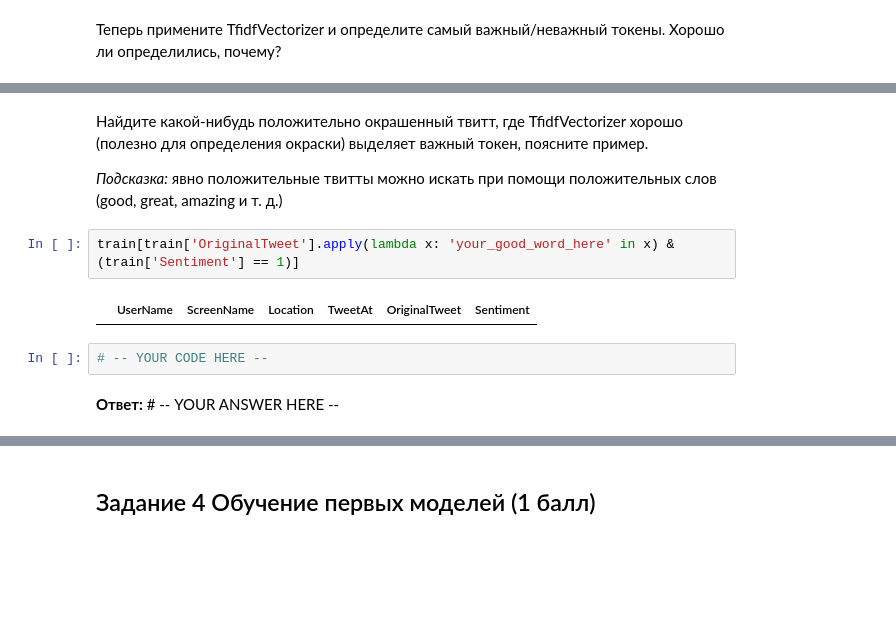
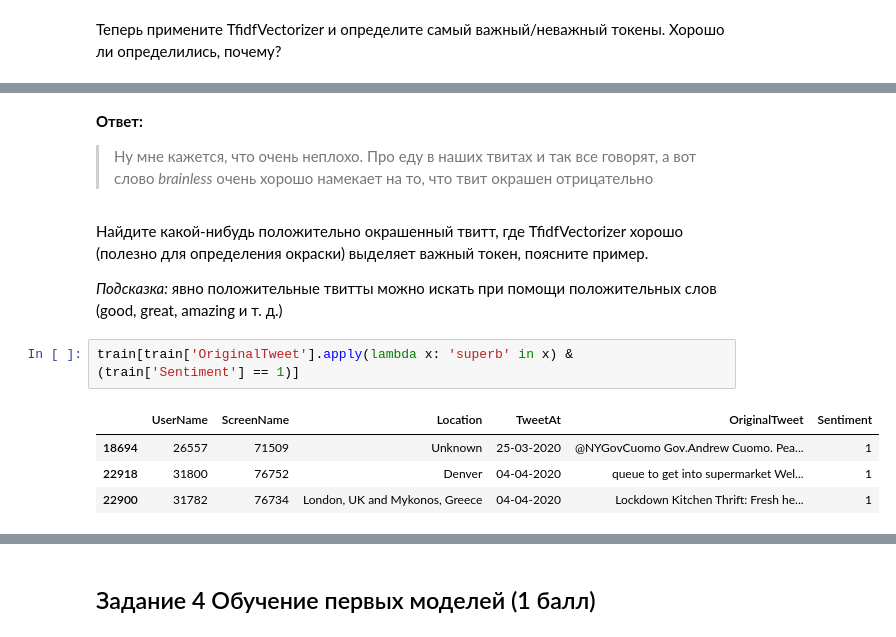
Before and after one commit to AjnoEO/iad-ml, a Jupyter notebook: hw06-texts/hw06_texts.ipynb, the cells around one changed output, grey strips where cells are left out. Cells and saved outputs as stored; diff of their text form; blank space fills up the shorter version.

```diff
--- a/hw06-texts/hw06_texts.ipynb
+++ b/hw06-texts/hw06_texts.ipynb
@@ -411,12 +448,14 @@ ffs: 1
+# %% [markdown]
+**Ответ:**
+> Ну мне кажется, что очень неплохо. Про еду в наших твитах и так все говорят, а вот слово *brainless* очень хорошо намекает на то, что твит окрашен отрицательно
 # %% [markdown]
 Найдите какой-нибудь положительно окрашенный твитт, где TfidfVectorizer хорошо (полезно для определения окраски) выделяет важный токен, поясните пример.
 
 *Подсказка:* явно положительные твитты можно искать при помощи положительных слов (good, great, amazing и т. д.)
 # %%
-train[train['OriginalTweet'].apply(lambda x: 'your_good_word_here' in x) & (train['Sentiment'] == 1)]
+train[train['OriginalTweet'].apply(lambda x: 'superb' in x) & (train['Sentiment'] == 1)]
 # %% [output]
 |  | UserName | ScreenName | Location | TweetAt | OriginalTweet | Sentiment |
+| 18694 | 26557 | 71509 | Unknown | 25-03-2020 | @NYGovCuomo Gov.Andrew Cuomo. Pea... | 1 |
+| 22918 | 31800 | 76752 | Denver | 04-04-2020 | queue to get into supermarket Wel... | 1 |
+| 22900 | 31782 | 76734 | London, UK and Mykonos, Greece | 04-04-2020 | Lockdown Kitchen Thrift: Fresh he... | 1 |
-# %%
-# -- YOUR CODE HERE --
-# %% [markdown]
-**Ответ:** # -- YOUR ANSWER HERE --
```
Also changed, not shown: parts of 9 cells of this notebook.
